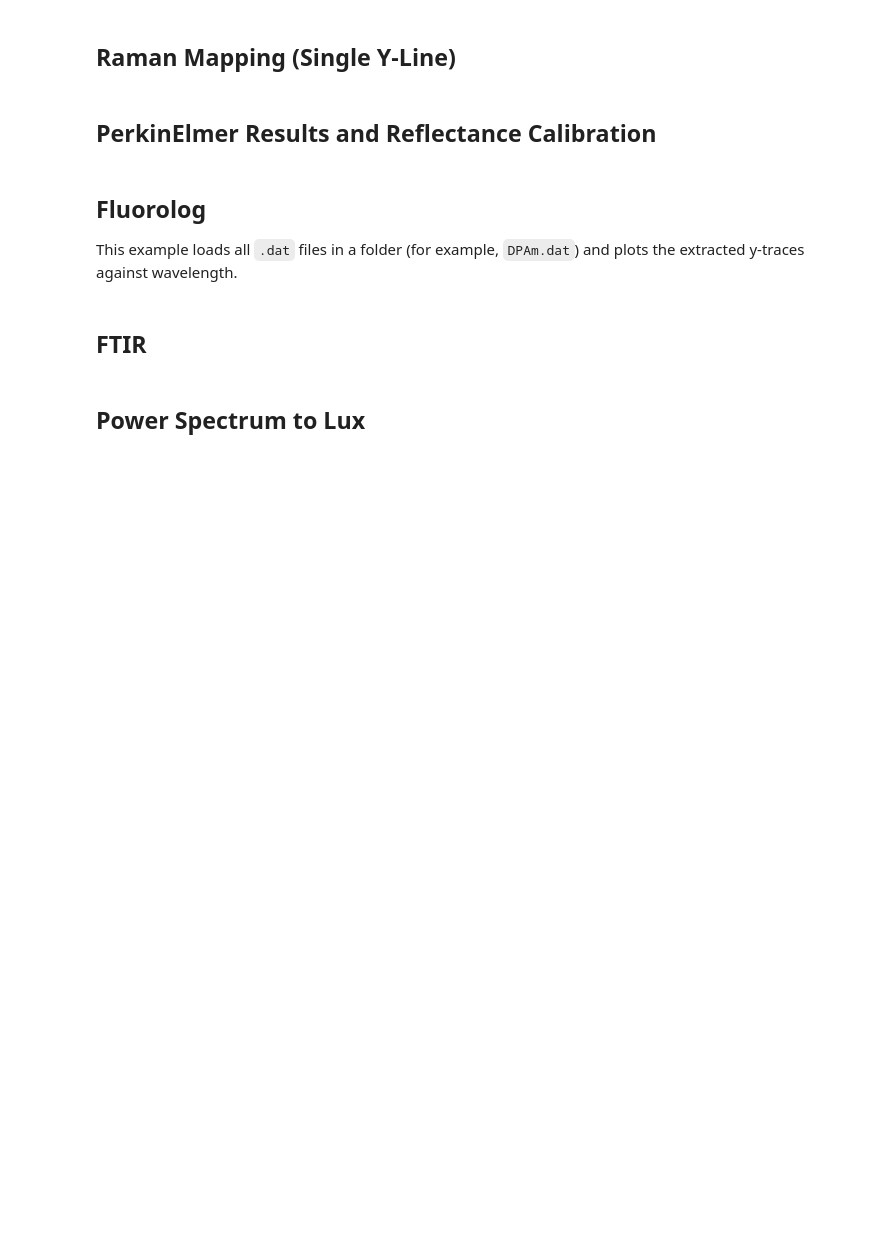
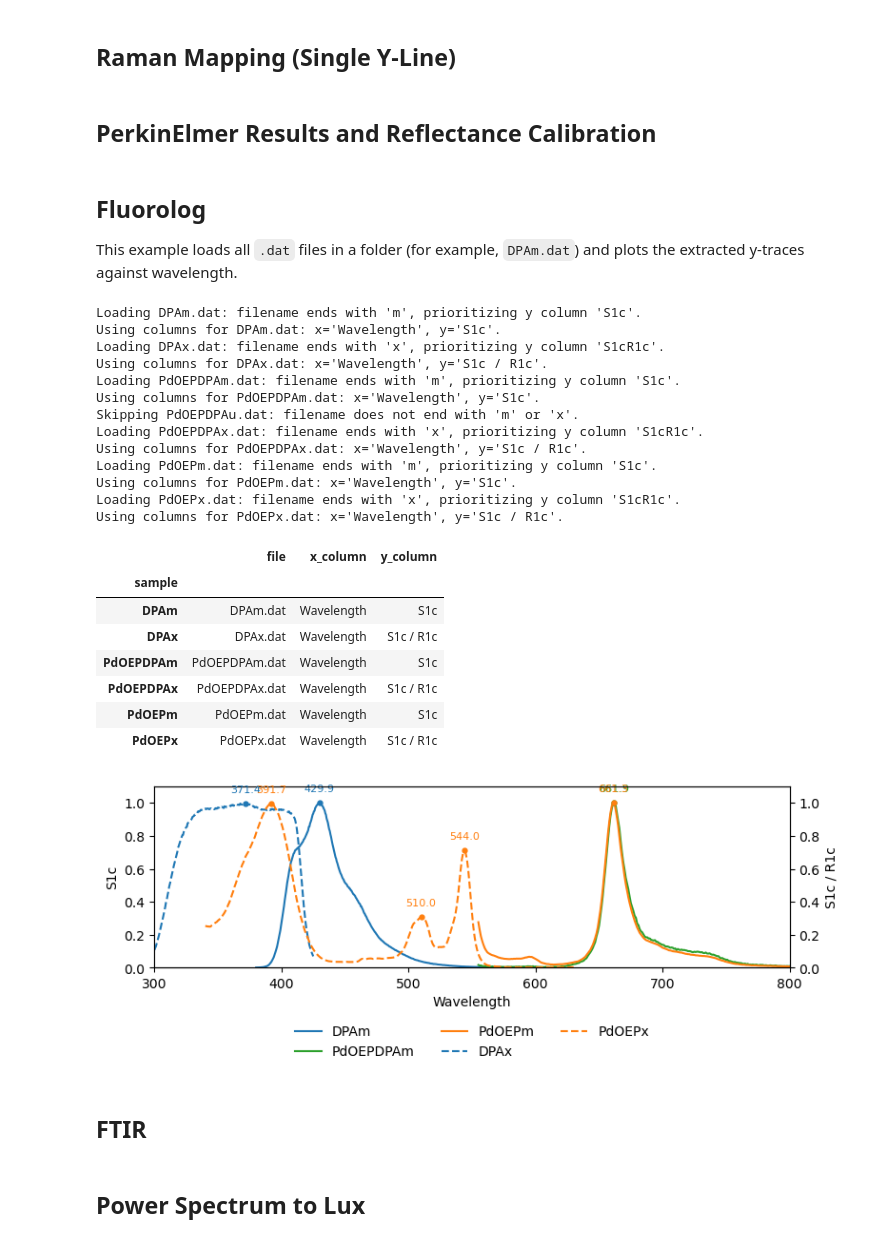
Before and after one commit to Cambridge-PAM/spectroscopy, a Jupyter notebook: Spectroscopy-Examples.ipynb, the cells around one changed output. Saved outputs shown, nothing was run; the diff lists cells and outputs as text; code cells hidden in the pictures; blank space fills up the shorter version.

Commit message:
Fluorolog peak fitting

```diff
--- a/Spectroscopy-Examples.ipynb
+++ b/Spectroscopy-Examples.ipynb
@@ -80,12 +79,41 @@ sample_names.head(), calibrated.head()
 
 This example loads all `.dat` files in a folder (for example, `DPAm.dat`) and plots the extracted y-traces against wavelength.
 # %%
-fluorolog_folder = Path(r"C:/path/to/fluorolog_data")
+fluorolog_folder = Path(r"Z:\\Fluorolog\\Takashi\\LSMRs\\260326_DPA_PdOEP_PVAc")
 file_table, fluorolog_data = load_fluorolog_folder(fluorolog_folder)
 fig, ax, selected_columns = plot_fluorolog_overview(
-    fluorolog_data, ignore_files=["PdOEPDPAx"]
+    fluorolog_data,
+    ignore_files=["PdOEPDPAx"],
+    max_peaks_per_trace=None,
+    peak_prominence=0.05,
+    peak_fit_window_points=11,
+    label_peaks=True,
+    normalize=True,
 )
 file_table
+# %% [output]
+Loading DPAm.dat: filename ends with 'm', prioritizing y column 'S1c'.
+Using columns for DPAm.dat: x='Wavelength', y='S1c'.
+Loading DPAx.dat: filename ends with 'x', prioritizing y column 'S1cR1c'.
+Using columns for DPAx.dat: x='Wavelength', y='S1c / R1c'.
+Loading PdOEPDPAm.dat: filename ends with 'm', prioritizing y column 'S1c'.
+Using columns for PdOEPDPAm.dat: x='Wavelength', y='S1c'.
+Skipping PdOEPDPAu.dat: filename does not end with 'm' or 'x'.
+Loading PdOEPDPAx.dat: filename ends with 'x', prioritizing y column 'S1cR1c'.
+Using columns for PdOEPDPAx.dat: x='Wavelength', y='S1c / R1c'.
+Loading PdOEPm.dat: filename ends with 'm', prioritizing y column 'S1c'.
+Using columns for PdOEPm.dat: x='Wavelength', y='S1c'.
+Loading PdOEPx.dat: filename ends with 'x', prioritizing y column 'S1cR1c'.
+Using columns for PdOEPx.dat: x='Wavelength', y='S1c / R1c'.
+|  | file | x_column | y_column |
+| sample |  |  |  |
+| DPAm | DPAm.dat | Wavelength | S1c |
+| DPAx | DPAx.dat | Wavelength | S1c / R1c |
+| PdOEPDPAm | PdOEPDPAm.dat | Wavelength | S1c |
+| PdOEPDPAx | PdOEPDPAx.dat | Wavelength | S1c / R1c |
+| PdOEPm | PdOEPm.dat | Wavelength | S1c |
+| PdOEPx | PdOEPx.dat | Wavelength | S1c / R1c |
+[figure, added]
 # %% [markdown]
 ## FTIR
 # %%
```
Also changed, not shown: parts of 2 cells of this notebook, 3 other files.
